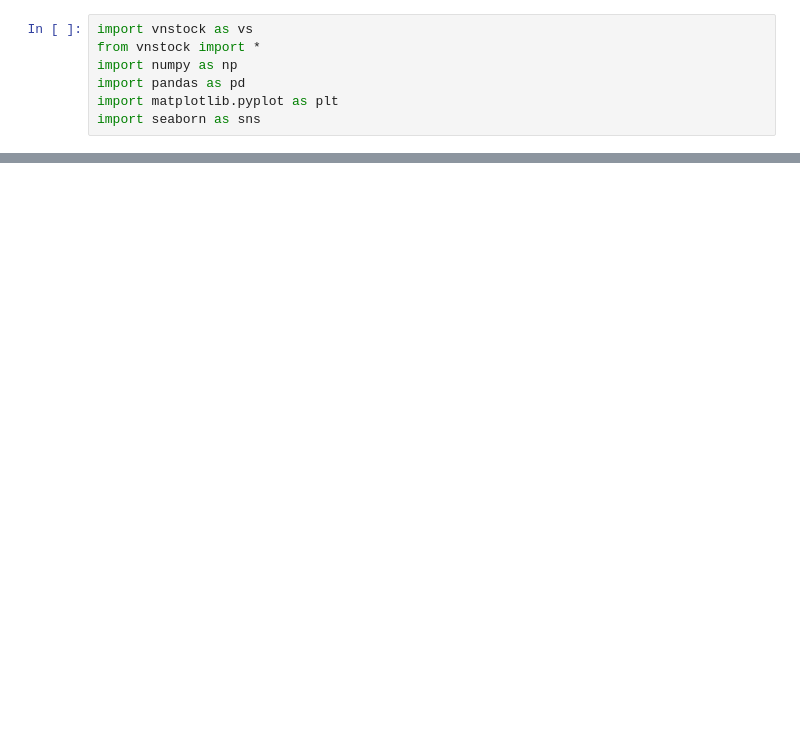
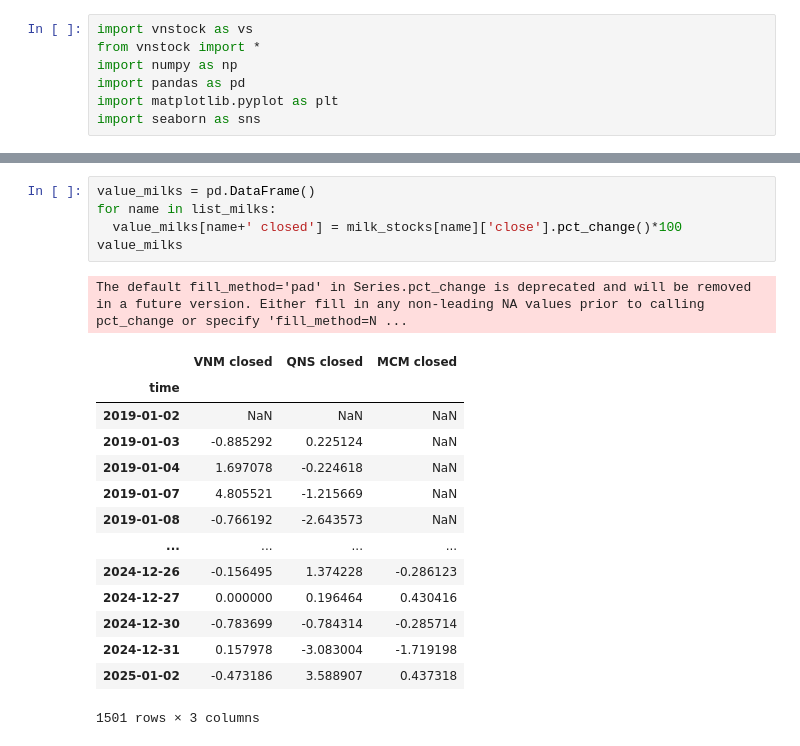
Before and after one commit to Likelipop/DQL_Trading_based, a Jupyter notebook: EDA.ipynb, the cells around one changed output, grey strips where cells are left out. Saved outputs shown, nothing was run; the diff lists cells and outputs as text; blank space fills up the shorter version.

```diff
--- a/EDA.ipynb
+++ b/EDA.ipynb
@@ -247,0 +119,21 @@ DatetimeIndex.format is deprecated and will be removed in a future version. Conv
+# %%
+value_milks = pd.DataFrame()
+for name in list_milks:
+  value_milks[name+' closed'] = milk_stocks[name]['close'].pct_change()*100
+value_milks
+# %% [output]
+The default fill_method='pad' in Series.pct_change is deprecated and will be removed in a future version. Either fill in any non-leading NA values prior to calling pct_change or specify 'fill_method=N ...
+|  | VNM closed | QNS closed | MCM closed |
+| time |  |  |  |
+| 2019-01-02 | NaN | NaN | NaN |
+| 2019-01-03 | -0.885292 | 0.225124 | NaN |
+| 2019-01-04 | 1.697078 | -0.224618 | NaN |
+| 2019-01-07 | 4.805521 | -1.215669 | NaN |
+| 2019-01-08 | -0.766192 | -2.643573 | NaN |
+| ... | ... | ... | ... |
+| 2024-12-26 | -0.156495 | 1.374228 | -0.286123 |
+| 2024-12-27 | 0.000000 | 0.196464 | 0.430416 |
+| 2024-12-30 | -0.783699 | -0.784314 | -0.285714 |
+| 2024-12-31 | 0.157978 | -3.083004 | -1.719198 |
+| 2025-01-02 | -0.473186 | 3.588907 | 0.437318 |
+1501 rows × 3 columns
```
Also changed, not shown: parts of 42 cells of this notebook.
